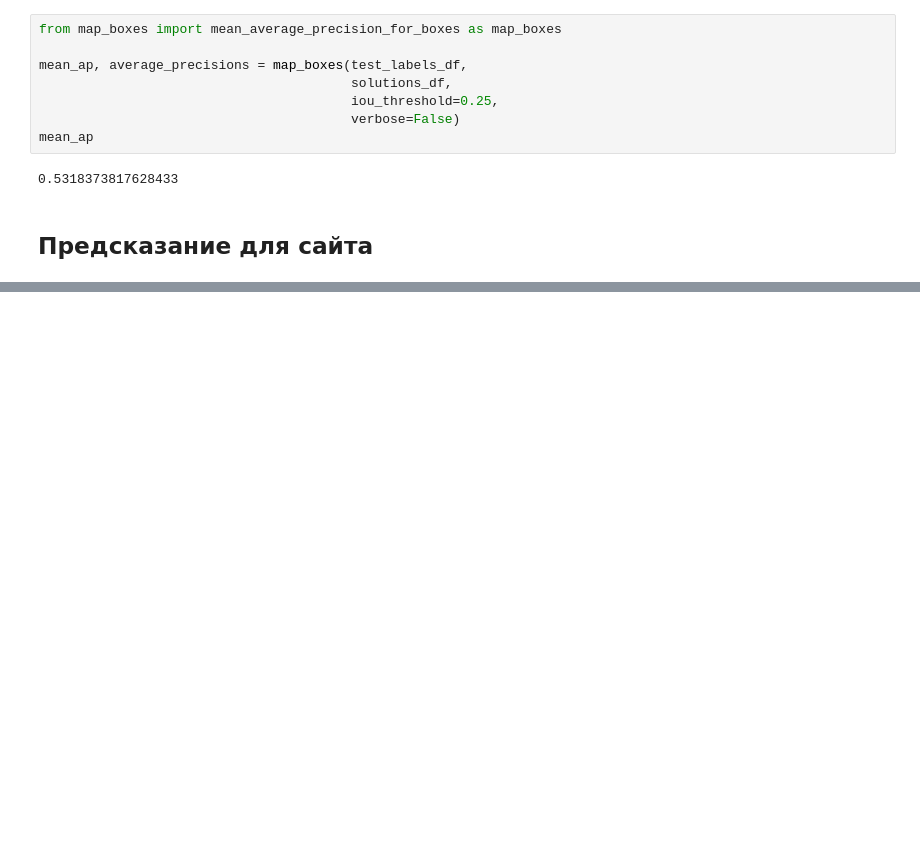
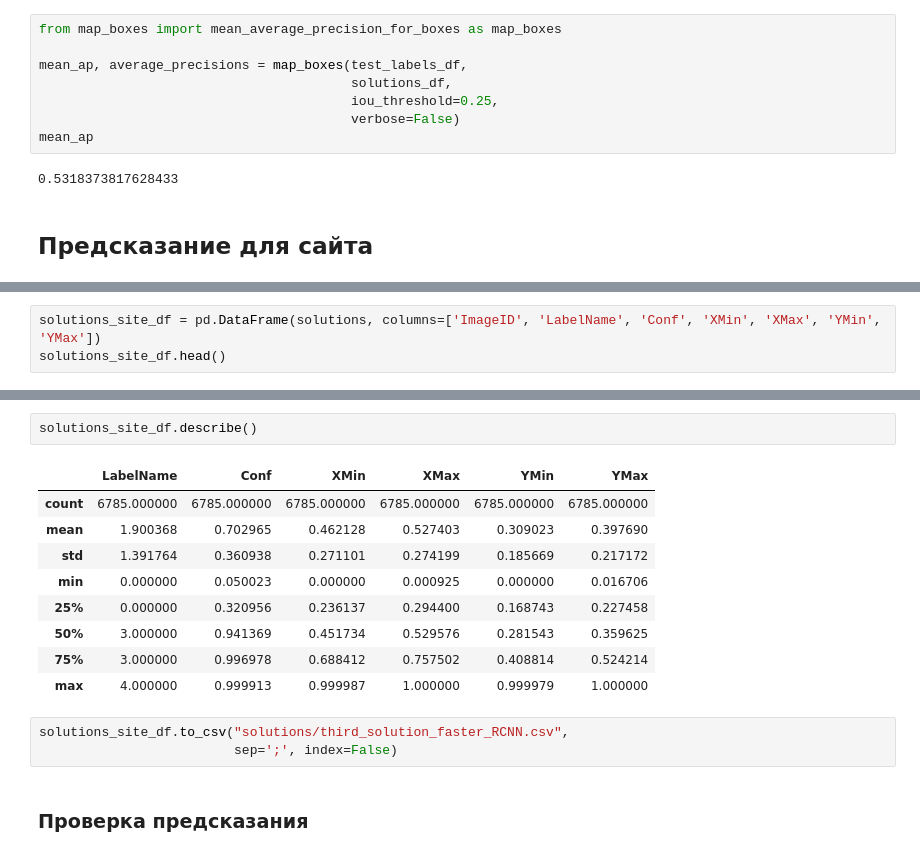
Before and after one commit to TayJen/H_Tatarsan2022, a Jupyter notebook: H_Tatarstan2022_Faster_RCNN.ipynb, the cells around one changed output, grey strips where cells are left out. Drawn from its saved outputs; the diff is of its cells as text; blank space fills up the shorter version.

Commit message:
Получены предсказания для сайта

```diff
--- a/H_Tatarstan2022_Faster_RCNN.ipynb
+++ b/H_Tatarstan2022_Faster_RCNN.ipynb
@@ -626,0 +576,3 @@ def get_predictions_site(dataset):
+# %%
+solutions_site_df = pd.DataFrame(solutions, columns=['ImageID', 'LabelName', 'Conf', 'XMin', 'XMax', 'YMin', 'YMax'])
+solutions_site_df.head()
@@ -626,0 +586,17 @@ def get_predictions_site(dataset):
+# %%
+solutions_site_df.describe()
+# %% [output]
+|  | LabelName | Conf | XMin | XMax | YMin | YMax |
+| count | 6785.000000 | 6785.000000 | 6785.000000 | 6785.000000 | 6785.000000 | 6785.000000 |
+| mean | 1.900368 | 0.702965 | 0.462128 | 0.527403 | 0.309023 | 0.397690 |
+| std | 1.391764 | 0.360938 | 0.271101 | 0.274199 | 0.185669 | 0.217172 |
+| min | 0.000000 | 0.050023 | 0.000000 | 0.000925 | 0.000000 | 0.016706 |
+| 25% | 0.000000 | 0.320956 | 0.236137 | 0.294400 | 0.168743 | 0.227458 |
+| 50% | 3.000000 | 0.941369 | 0.451734 | 0.529576 | 0.281543 | 0.359625 |
+| 75% | 3.000000 | 0.996978 | 0.688412 | 0.757502 | 0.408814 | 0.524214 |
+| max | 4.000000 | 0.999913 | 0.999987 | 1.000000 | 0.999979 | 1.000000 |
+# %%
+solutions_site_df.to_csv("solutions/third_solution_faster_RCNN.csv",
+                         sep=';', index=False)
+# %% [markdown]
+### Проверка предсказания
```
Also changed, not shown: parts of 8 cells of this notebook.
